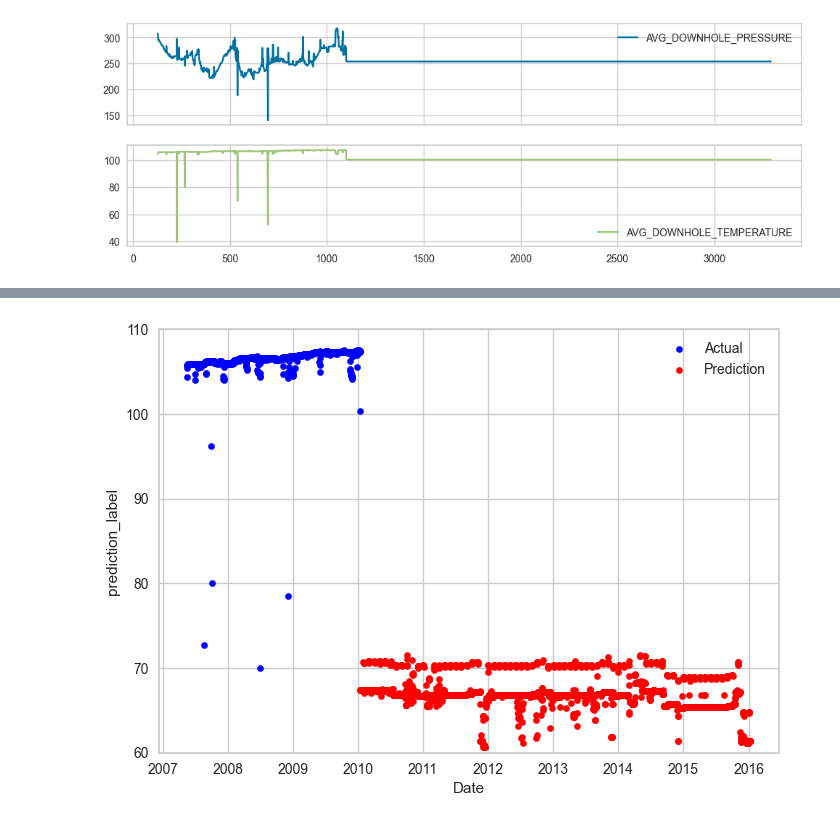
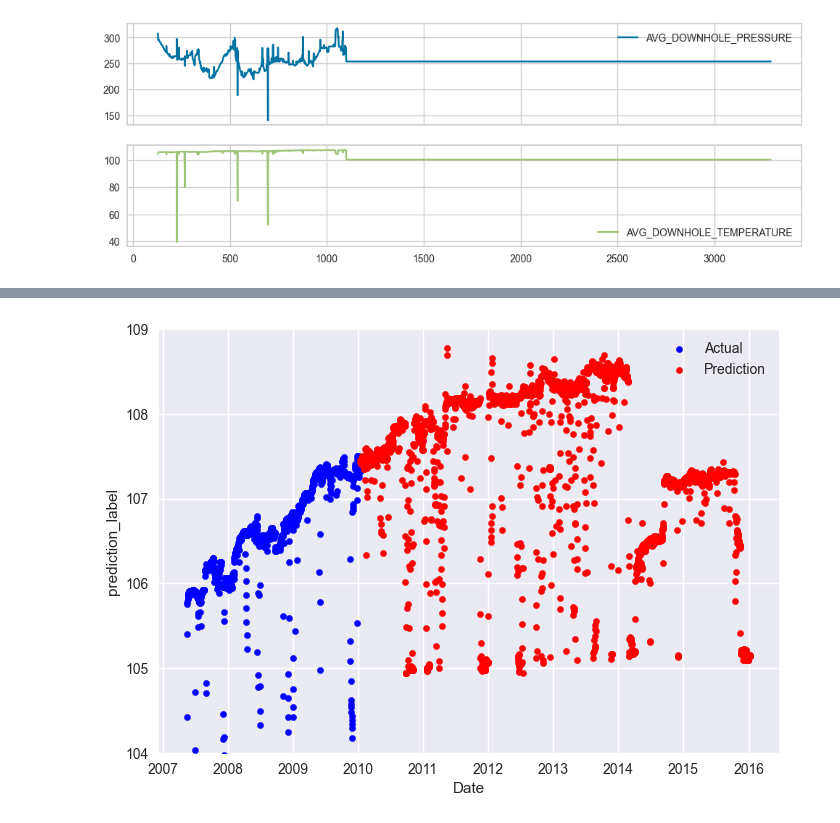
Before and after one commit to danieladityapn/diploma_ml_oandg, a Jupyter notebook: tempprediction.ipynb, the cells around one changed output, grey strips where cells are left out. Saved outputs shown, nothing was run; the diff lists cells and outputs as text; code cells hidden in the pictures.

```diff
--- a/tempprediction.ipynb
+++ b/tempprediction.ipynb
@@ -314,0 +374,19 @@ df['AVG_DOWNHOLE_TEMPERATURE'] = df_tooManyZeros['AVG_DOWNHOLE_TEMPERATURE']
+# %%
+plt.figure(figsize=(16,6), dpi=100)
+plt.style.use('seaborn')
+
+plt.scatter(y_train.index , y_train , color='green', alpha=0.5, s=30, label='Actual Training Data')
+plt.plot(y_train.index, yp_train , label='Model Predictions (Training)', color='orange')
+
+plt.scatter(y_test.index, y_test , color='red', alpha=0.5, s=15)
+plt.plot(y_test.index, yp_test, color='black',label='Model Predictions (Validation)')
+
+plt.axvline(y_test.index[0] , color='brown')
+
+
+plt.ylabel('Average Downhole Temperature')
+plt.xlabel('Date')
+
+plt.legend()
+plt.ylim(70,120)
+plt.xlim(y_train.index[150] , y_test.index[-1])
@@ -315,3 +396,4 @@ df['AVG_DOWNHOLE_TEMPERATURE'] = df_tooManyZeros['AVG_DOWNHOLE_TEMPERATURE']
 # %%
+predictions = regexp.predict_model(best, data=df_after_2010)
 predictions['prediction_label'].describe()
 # %% [output]
@@ -327,10 +410,10 @@ Name: prediction_label, dtype: float64
 # %%
 fig, ax = plt.subplots()
 
 df_before_2010.plot(x='Date', y='AVG_DOWNHOLE_TEMPERATURE', kind='scatter', color='blue', ax=ax, label='Actual')
 predictions.plot(x='Date', y='prediction_label', kind='scatter', color='red', ax=ax, label='Prediction')
-plt.ylim(60, 110)
+plt.ylim(104, 109)
 plt.legend()
 plt.show()
 # %% [output]
-[figure, old version]
+[figure, new version]
```
Also changed, not shown: parts of 27 cells of this notebook.
